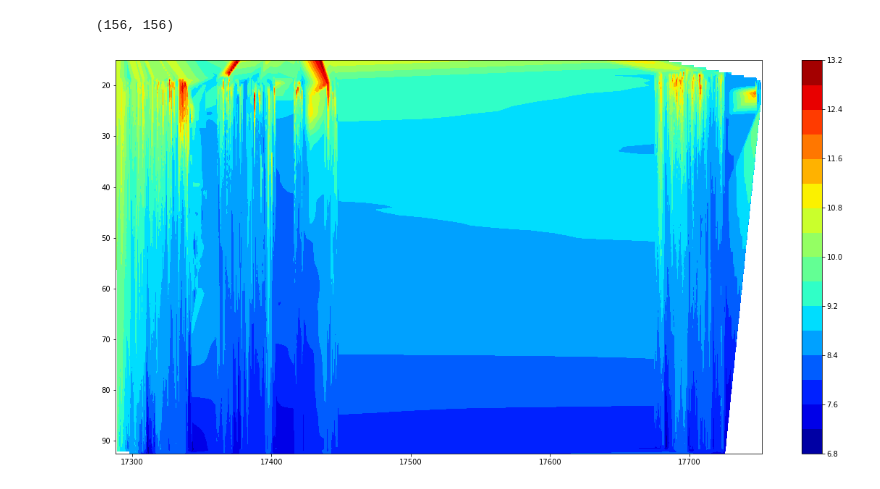
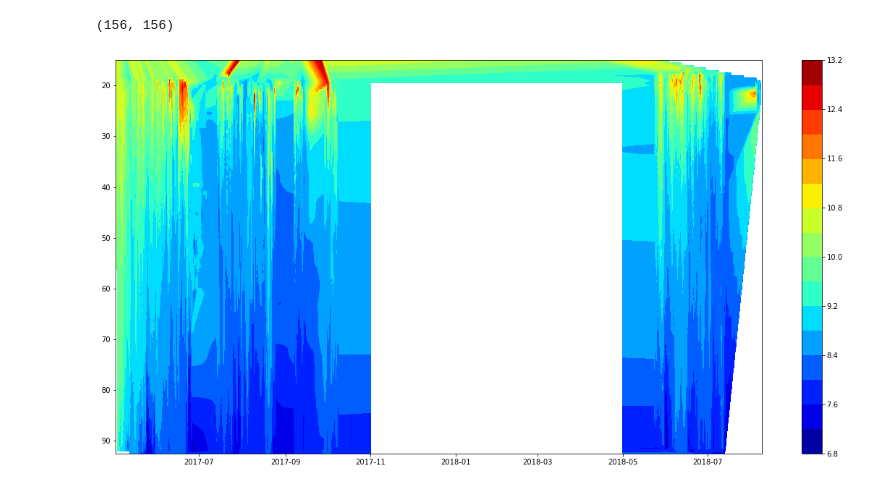
Before and after one commit to oceanhackweek/ohw18_profiles, a Jupyter notebook: NEMO_MMB_profiledata-fromfile.ipynb, the cells around one changed output. Saved outputs shown, nothing was run; the diff lists cells and outputs as text; code cells hidden in the pictures.

Commit message:
Updated NEMO notebooks

```diff
--- a/NEMO_MMB_profiledata-fromfile.ipynb
+++ b/NEMO_MMB_profiledata-fromfile.ipynb
@@ -23,5 +25,5 @@ np.
 # %%
-df = pd.read_pickle('./nemo_mmb_ctd.pkl')
+df = pd.read_pickle('../nemo_mmb_ctd.pkl')
 # %%
 df['datetime'] = df.index
 # %%
@@ -127,20 +132,33 @@ zi = griddata((x,y),z,(xi,yi), method='linear')
+# %%
+# come up with a rough start and end dt of the main data gap, 2017-18
+gap_start_dt, gap_end_dt = datetime.datetime(2017, 11, 1), datetime.datetime(2018, 5, 1)
+gap_start = calendar.timegm(gap_start_dt.timetuple()) / (60*60*24)
+gap_end = calendar.timegm(gap_end_dt.timetuple()) / (60*60*24)
+# %%
+# set mask and mask out the field
+mask = (xi > gap_start) & (xi < gap_end) & (yi > 19.9)
+zi[mask] = np.nan
+# %%
+# xdti = datetime.datetime.utcfromtimestamp(xi * (60*60*24))
+npa_days_to_dt = np.vectorize(lambda day: datetime.datetime.utcfromtimestamp(day * (60*60*24)))
+xdti = npa_days_to_dt(xi)
 # %%
 # plot
 fig, ax = plt.subplots(1, figsize=(20,10))
 
 # contour the gridded data, plotting dots at the randomly spaced data points.
-#CS = plt.contour(xi,yi,zi,15,linewidths=0.5,colors='k')
-cs = plt.contourf(xi,yi,zi,15,cmap=plt.cm.jet)
+#CS = plt.contour(xdti,yi,zi,15,linewidths=0.5,colors='k')
+cs = plt.contourf(xdti,yi,zi,15,cmap=plt.cm.jet)
 
 ax.invert_yaxis()
 
 cbar = fig.colorbar(cs, orientation='vertical', extend='both')
 
 # plot data points.
 #plt.scatter(x,y,marker='o',c='b',s=5)
 
 #plt.xlim(-2,2)
 #plt.ylim(-2,2)
 #plt.title('griddata test (%d points)' % npts)
 # %% [output]
-[figure, old version]
+[figure, new version]
```
Also changed, not shown: parts of 3 cells of this notebook, 1 other file.
